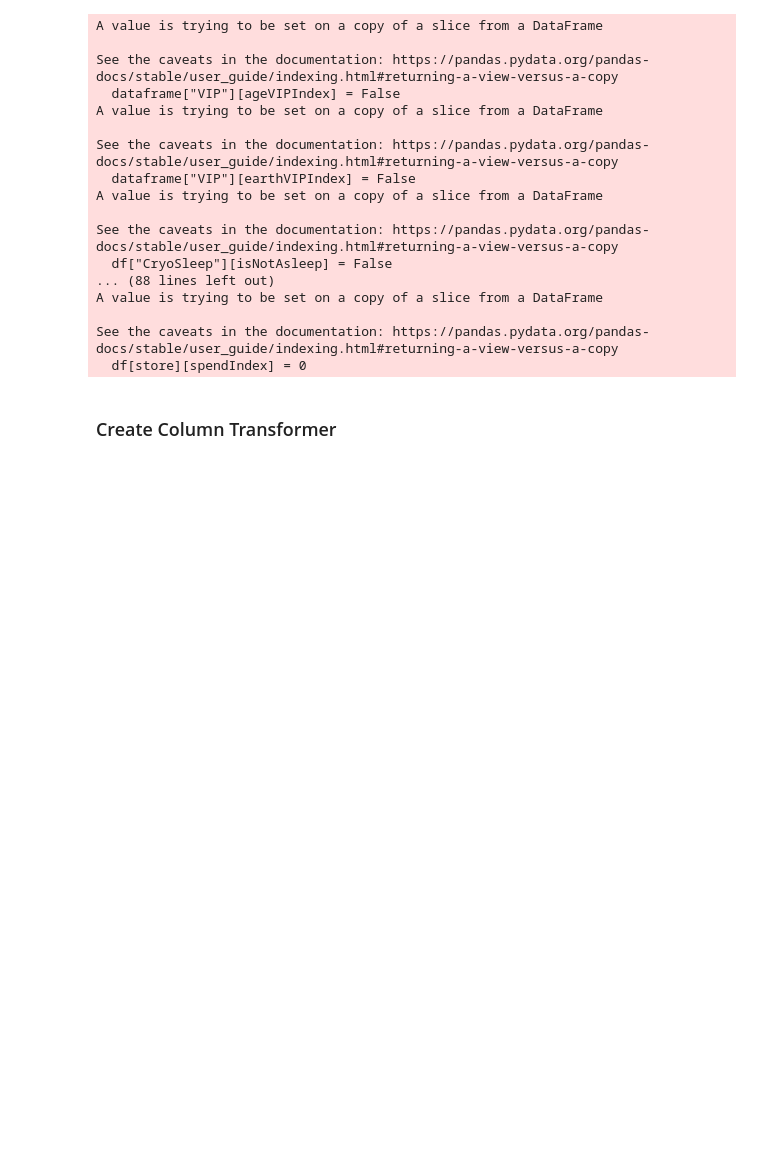
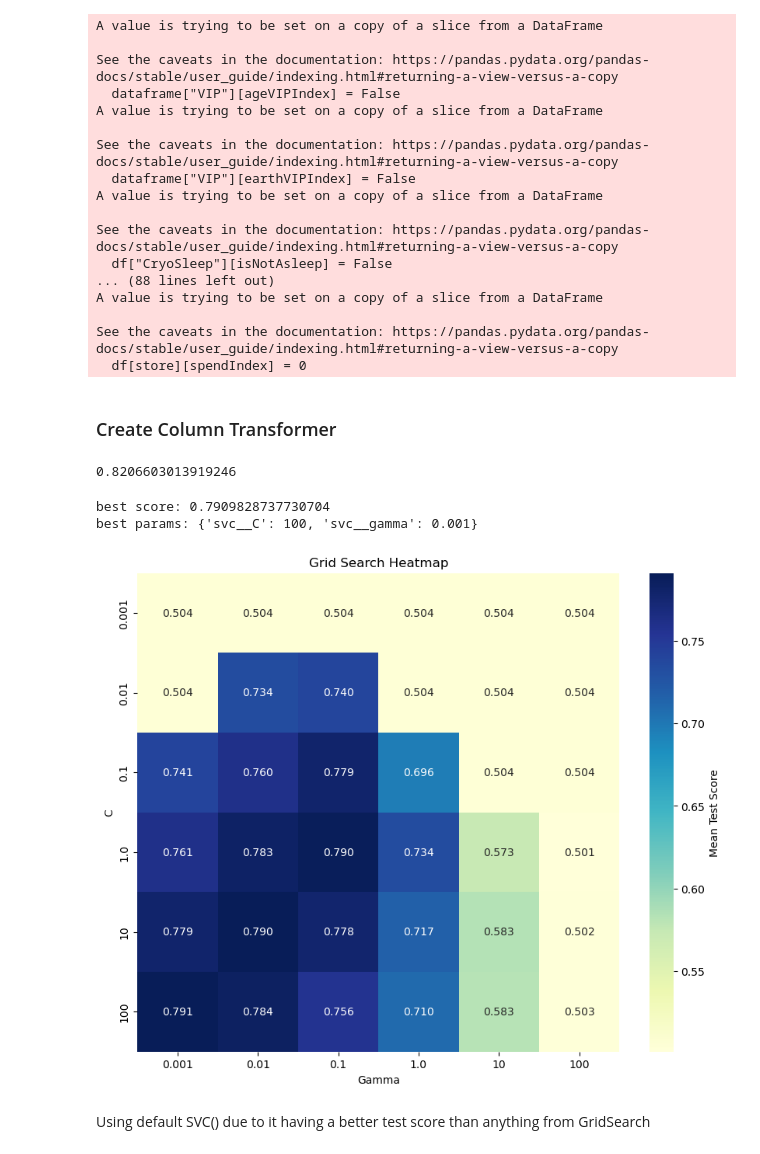
Before and after one commit to usu-wallace/CS4320_Group_Project_01, a Jupyter notebook: working/CS4320_GroupProject.ipynb, the cells around one changed output. Cells and saved outputs as stored; diff of their text form; code cells hidden in the pictures; blank space fills up the shorter version.

Commit message:
test score = 0.80476

```diff
--- a/working/CS4320_GroupProject.ipynb
+++ b/working/CS4320_GroupProject.ipynb
@@ -261 +229,49 @@ def mean_std_cross_val_scores(model, X_train, y_train, **kwargs):
+# %%
+pipeline = make_pipeline(preprocessor, SVC())
+
+pipeline.fit(X_train, y_train)
+
+pipeline.score(X_train, y_train)
+# %% [output]
+0.8206603013919246
+# %%
+from sklearn.model_selection import GridSearchCV, learning_curve
+
+grid = make_pipeline(preprocessor, SVC())
+
+param_grid = {
+    "svc__gamma": [0.001, 0.01, 0.1, 1.0, 10, 100],
+    "svc__C": [0.001, 0.01, 0.1, 1.0, 10, 100],
+}
+
+grid_search = GridSearchCV(
+    grid, param_grid, cv=5, n_jobs=-1, return_train_score=True
+)
+
+grid_search.fit(X_train, y_train)
+
+print(f"best score: {grid_search.best_score_}")
+print(f"best params: {grid_search.best_params_}")
+
+results_df = pd.DataFrame(grid_search.cv_results_)
+heatmap_data = results_df.pivot(index='param_svc__C', columns='param_svc__gamma', values='mean_test_score')
+train_sizes, train_scores, test_scores = learning_curve(
+    grid_search.best_estimator_, X_train, y_train, cv=5, n_jobs=-1
+)
+# %% [output]
+best score: 0.7909828737730704
+best params: {'svc__C': 100, 'svc__gamma': 0.001}
+# %%
+import seaborn as sns
+
+plt.figure(figsize=(10, 8))
+sns.heatmap(heatmap_data, annot=True, cmap="YlGnBu", fmt=".3f", cbar_kws={'label': 'Mean Test Score'})
+plt.title('Grid Search Heatmap')
+plt.xlabel('Gamma')
+plt.ylabel('C')
+plt.show()
+# %% [output]
+[figure, added]
+# %% [markdown]
+Using default SVC() due to it having a better test score than anything from GridSearch
 # %%
```
Also changed, not shown: parts of 2 cells of this notebook.
